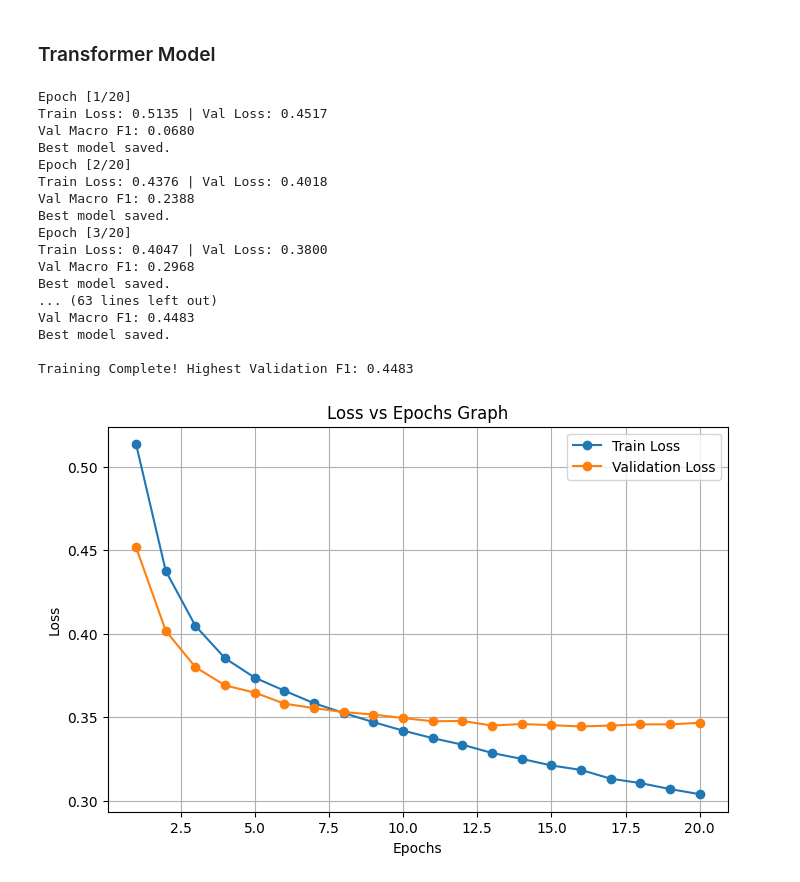
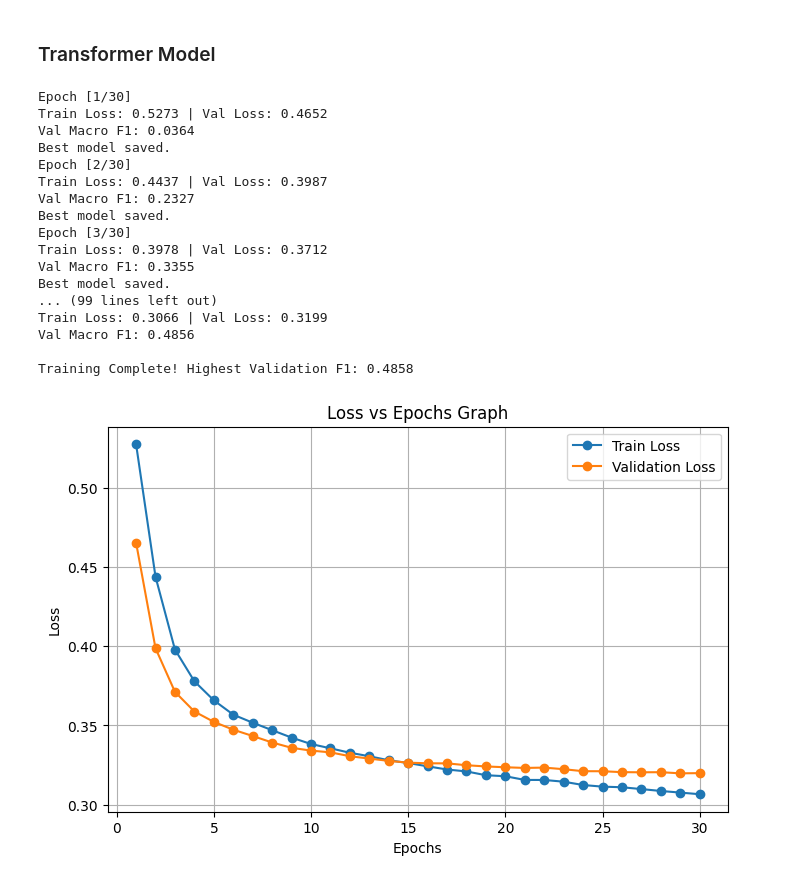
Before and after one commit to Rooneyish/GoEmotion_Classification, a Jupyter notebook: Go_Emotion_Classification.ipynb, the cells around one changed output. Saved outputs shown, nothing was run; the diff lists cells and outputs as text; code cells hidden in the pictures.

```diff
--- a/Go_Emotion_Classification.ipynb
+++ b/Go_Emotion_Classification.ipynb
@@ -410,7 +409,7 @@ model = GoEmotionLSTM(vocab_size=30522, embedding_dim=128, hidden_dim=256, outpu
 # %%
 weights = torch.ones([27]) * 2.0
 criterion = nn.BCEWithLogitsLoss(pos_weight=weights.to(device))
-optimizer = optim.Adam(model.parameters(), lr=1e-4, weight_decay=1e-5)
+optimizer = optim.Adam(model.parameters(), lr=1e-5, weight_decay=1e-5)
 # %%
 def plot_result(train_loss, val_loss):
     epochs_range = range(1, len(train_loss) + 1)
@@ -591,5 +594,5 @@ model = GoEmotionSeq2Seq().to(device)
 # %%
 weights = torch.ones([27]) * 2.0
 criterion = nn.BCEWithLogitsLoss(pos_weight=weights.to(device))
-optimizer = optim.Adam(model.parameters(), lr=1e-4, weight_decay=1e-5)
+optimizer = optim.Adam(model.parameters(), lr=1e-5, weight_decay=1e-5)
 # %%
@@ -697,18 +700,19 @@ Training Complete! Highest Validation F1: 0.4085
 ### Transformer Model
 # %%
 class GoEmotionTransformer(nn.Module):
-    def __init__(self, vocab_size=30522, embed_dim=128, n_heads=8, n_layers=3, output_dim=27, max_len=64):
+    def __init__(self, n_heads=8, n_layers=1, output_dim=27, max_len=64):
         super(GoEmotionTransformer, self).__init__()
 
         # 1. Token & Positional Embeddings
-        self.embedding = nn.Embedding(vocab_size, embed_dim)
-        self.pos_embedding = nn.Parameter(torch.zeros(1, max_len, embed_dim))
+        self.bert = bert_model
+        for param in self.bert.parameters():
+            param.requires_grad = False
 
         # 2. Transformer Encoder
         encoder_layer = nn.TransformerEncoderLayer(
-            d_model=embed_dim,
+            d_model=self.bert.config.hidden_size,
             nhead=n_heads,
-            dim_feedforward=embed_dim * 4,
+            dim_feedforward=self.bert.config.hidden_size * 2,
             dropout=0.1,
             batch_first=True,
             activation='gelu'
@@ -717,19 +721,20 @@ class GoEmotionTransformer(nn.Module):
 
         # 3. Classification Head
         self.dropout = nn.Dropout(0.3)
-        self.pre_classifier = nn.Linear(embed_dim, embed_dim)
-        self.classifier = nn.Linear(embed_dim, output_dim)
+        self.pre_classifier = nn.Linear(self.bert.config.hidden_size, self.bert.config.hidden_size//2)
+        self.classifier = nn.Linear(self.bert.config.hidden_size//2, output_dim)
         self.relu = nn.ReLU()
 
-    def forward(self, x, mask=None):
-        # x shape: [batch_size, seq_len]
-        batch_size, seq_len = x.size()
+    def forward(self, input_ids, attention_mask):
 
         # Add embeddings and positions
-        embeddings = self.embedding(x) + self.pos_embedding[:, :seq_len, :]
+        bert_outputs=self.bert(input_ids=input_ids, attention_mask=attention_mask)
+        embeddings = bert_outputs.last_hidden_state
+
+        src_key_padding_mask = (attention_mask==0)
 
         # Pass through Transformer layers
-        hidden_states = self.transformer_encoder(embeddings, src_key_padding_mask=mask)
+        hidden_states = self.transformer_encoder(embeddings, src_key_padding_mask=src_key_padding_mask)
 
         # 4. BERT-style Pooling
         pooled_output = hidden_states[:, 0, :]
@@ -742,13 +747,13 @@ class GoEmotionTransformer(nn.Module):
         logits = self.classifier(self.dropout(pooled_output))
         return logits
 # %%
-model = GoEmotionTransformer(vocab_size=30522, embed_dim=128, n_heads=8, n_layers=3, output_dim=27, max_len=64).to(device)
+model = GoEmotionTransformer(n_heads=8, n_layers=1, output_dim=27, max_len=64).to(device)
 
 weights = torch.ones([27]) * 2.0
 criterion = nn.BCEWithLogitsLoss(pos_weight=weights.to(device))
-optimizer = optim.Adam(model.parameters(), lr=1e-4, weight_decay=1e-5)
+optimizer = optim.Adam(model.parameters(), lr=1e-5, weight_decay=1e-5)
 # %%
-epochs = 20
+epochs = 30
 best_val_f1 = 0.0
 
 train_loss_history = []
@@ -762,13 +767,13 @@ for epoch in range(epochs):
 
     for batch in train_loader:
         #move data to GPU
-        input_ids, _, labels = [b.to(device) for b in batch]
+        input_ids, attention_mask, labels = [b.to(device) for b in batch]
 
         # Reseting gradients to 0
         optimizer.zero_grad()
 
         # Forward pass
-        outputs = model(input_ids)
+        outputs = model(input_ids=input_ids, attention_mask=attention_mask)
 
         # Loss Calculation
         loss = criterion(outputs, labels)
@@ -791,9 +796,9 @@ for epoch in range(epochs):
 
     with torch.no_grad():
         for batch in val_loader:
-            input_ids, _, labels = [b.to(device) for b in batch]
+            input_ids, attention_mask, labels = [b.to(device) for b in batch]
 
-            logits = model(input_ids)
+            logits = model(input_ids=input_ids, attention_mask=attention_mask)
             val_loss = criterion(logits, labels)
             total_val_loss += val_loss.item()
 
@@ -806,44 +811,44 @@ for epoch in range(epochs):
             preds = (probs > 0.5).astype(int)
             epoch_preds.append(preds)
 
     avg_train_loss = total_train_loss / len(train_loader)
     avg_val_loss = total_val_loss / len(val_loader)
     train_loss_history.append(avg_train_loss)
     validation_loss_history.append(avg_val_loss)
 
     current_val_f1 = f1_score(np.vstack(epoch_labels), np.vstack(epoch_preds), average='macro', zero_division=0)
 
     print(f"Epoch [{epoch+1}/{epochs}]")
     print(f"Train Loss: {avg_train_loss:.4f} | Val Loss: {avg_val_loss:.4f}")
     print(f"Val Macro F1: {current_val_f1:.4f}")
 
     # --- SAVE BEST MODEL ---
     if current_val_f1 > best_val_f1:
         best_val_f1 = current_val_f1
         torch.save(model.state_dict(), 'best_transformer_goemotion.pt')
         print("Best model saved.")
 
 all_val_labels = np.vstack(epoch_labels)
 all_val_probs = np.vstack(epoch_probs)
 print(f"\nTraining Complete! Highest Validation F1: {best_val_f1:.4f}")
 plot_result(train_loss_history, validation_loss_history)
 plot_pr_curve(all_val_labels, all_val_probs)
 # %% [output]
-Epoch [1/20]
-Train Loss: 0.5135 | Val Loss: 0.4517
-Val Macro F1: 0.0680
+Epoch [1/30]
+Train Loss: 0.5273 | Val Loss: 0.4652
+Val Macro F1: 0.0364
 Best model saved.
-Epoch [2/20]
-Train Loss: 0.4376 | Val Loss: 0.4018
-Val Macro F1: 0.2388
+Epoch [2/30]
+Train Loss: 0.4437 | Val Loss: 0.3987
+Val Macro F1: 0.2327
 Best model saved.
-Epoch [3/20]
-Train Loss: 0.4047 | Val Loss: 0.3800
-Val Macro F1: 0.2968
+Epoch [3/30]
+Train Loss: 0.3978 | Val Loss: 0.3712
+Val Macro F1: 0.3355
 Best model saved.
-... (63 lines left out)
-Val Macro F1: 0.4483
-Best model saved.
+... (99 lines left out)
+Train Loss: 0.3066 | Val Loss: 0.3199
+Val Macro F1: 0.4856
 
-Training Complete! Highest Validation F1: 0.4483
+Training Complete! Highest Validation F1: 0.4858
-[figure, old version]
+[figure, new version]
```
Also changed, not shown: parts of 17 cells of this notebook.
